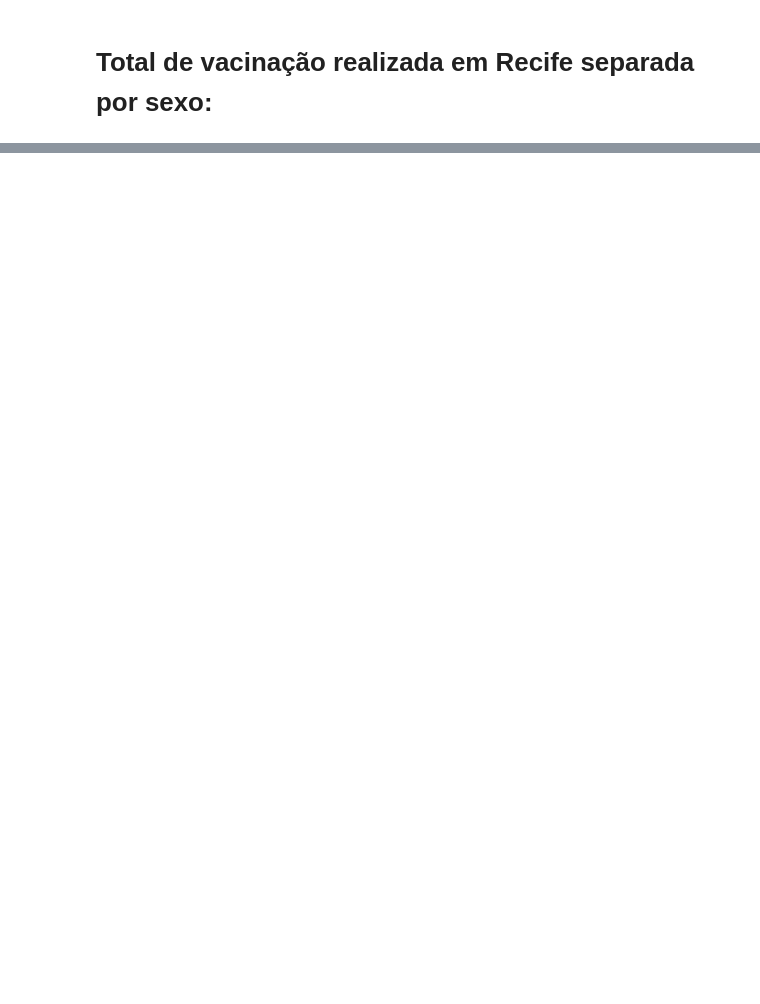
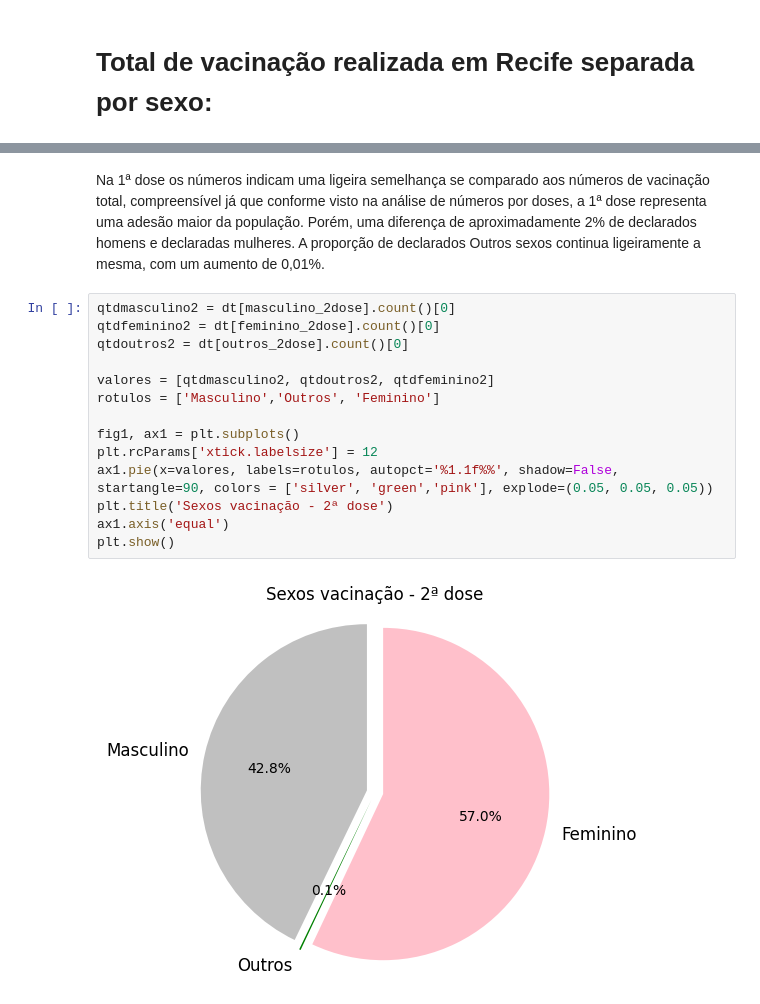
Before and after one commit to guilopesrbc/projetoP1, a Jupyter notebook: analise_sexo.ipynb, the cells around one changed output, grey strips where cells are left out. Cells and saved outputs as stored; diff of their text form; blank space fills up the shorter version.

```diff
--- a/analise_sexo.ipynb
+++ b/analise_sexo.ipynb
@@ -82,0 +105,18 @@ plt.show()
+# %% [markdown]
+Na 1ª dose os números indicam uma ligeira semelhança se comparado aos números de vacinação total, compreensível já que conforme visto na análise de números por doses, a 1ª dose representa uma adesão maior da população. Porém, uma diferença de aproximadamente 2% de declarados homens e declaradas mulheres. A proporção de declarados Outros sexos continua ligeiramente a mesma, com um aumento de 0,01%.
+# %%
+qtdmasculino2 = dt[masculino_2dose].count()[0]
+qtdfeminino2 = dt[feminino_2dose].count()[0]
+qtdoutros2 = dt[outros_2dose].count()[0]
+
+valores = [qtdmasculino2, qtdoutros2, qtdfeminino2]
+rotulos = ['Masculino','Outros', 'Feminino']
+
+fig1, ax1 = plt.subplots()
+plt.rcParams['xtick.labelsize'] = 12
+ax1.pie(x=valores, labels=rotulos, autopct='%1.1f%%', shadow=False, startangle=90, colors = ['silver', 'green','pink'], explode=(0.05, 0.05, 0.05))
+plt.title('Sexos vacinação - 2ª dose')
+ax1.axis('equal')
+plt.show()
+# %% [output]
+[figure, added]
```
Also changed, not shown: parts of 19 cells of this notebook.
